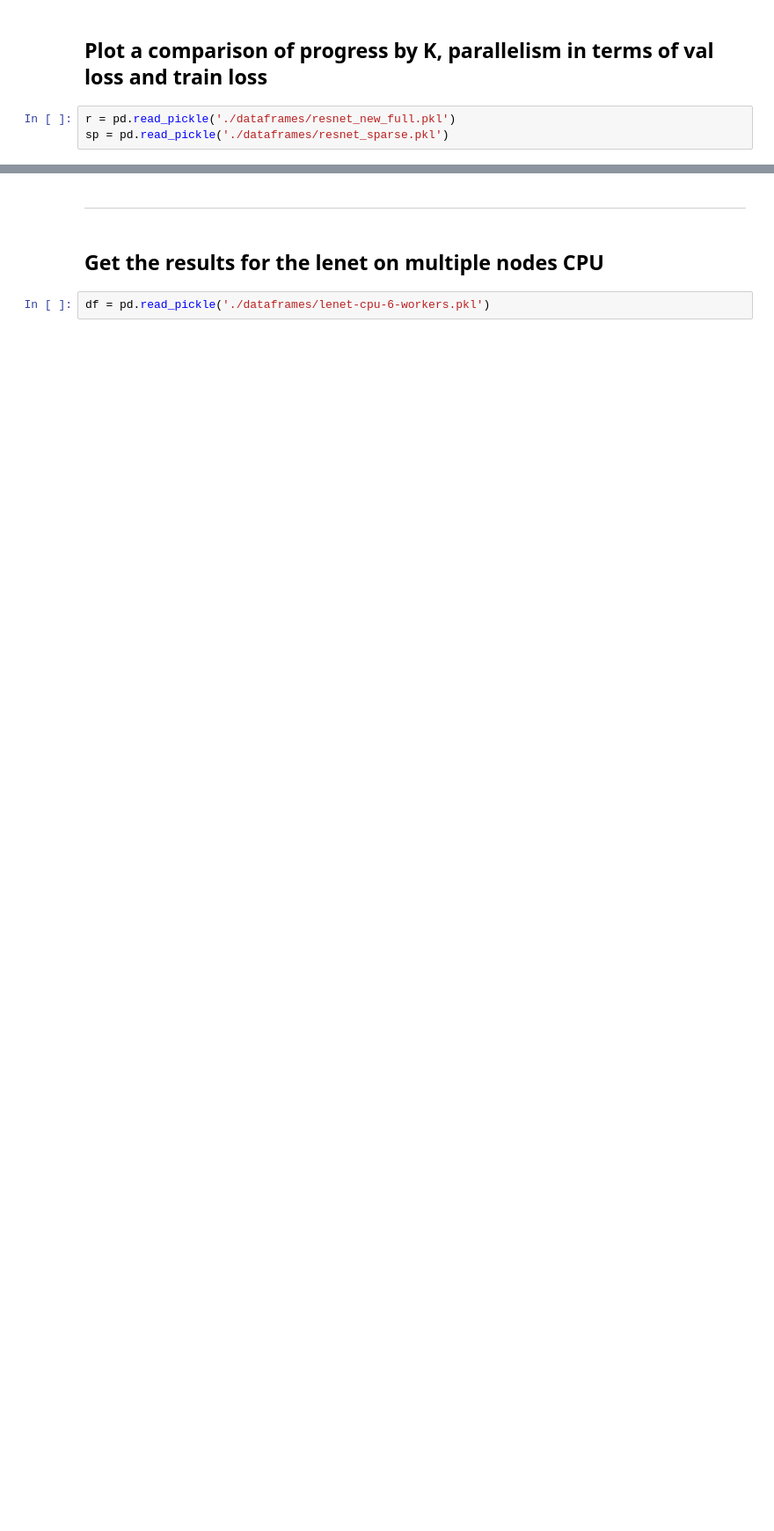
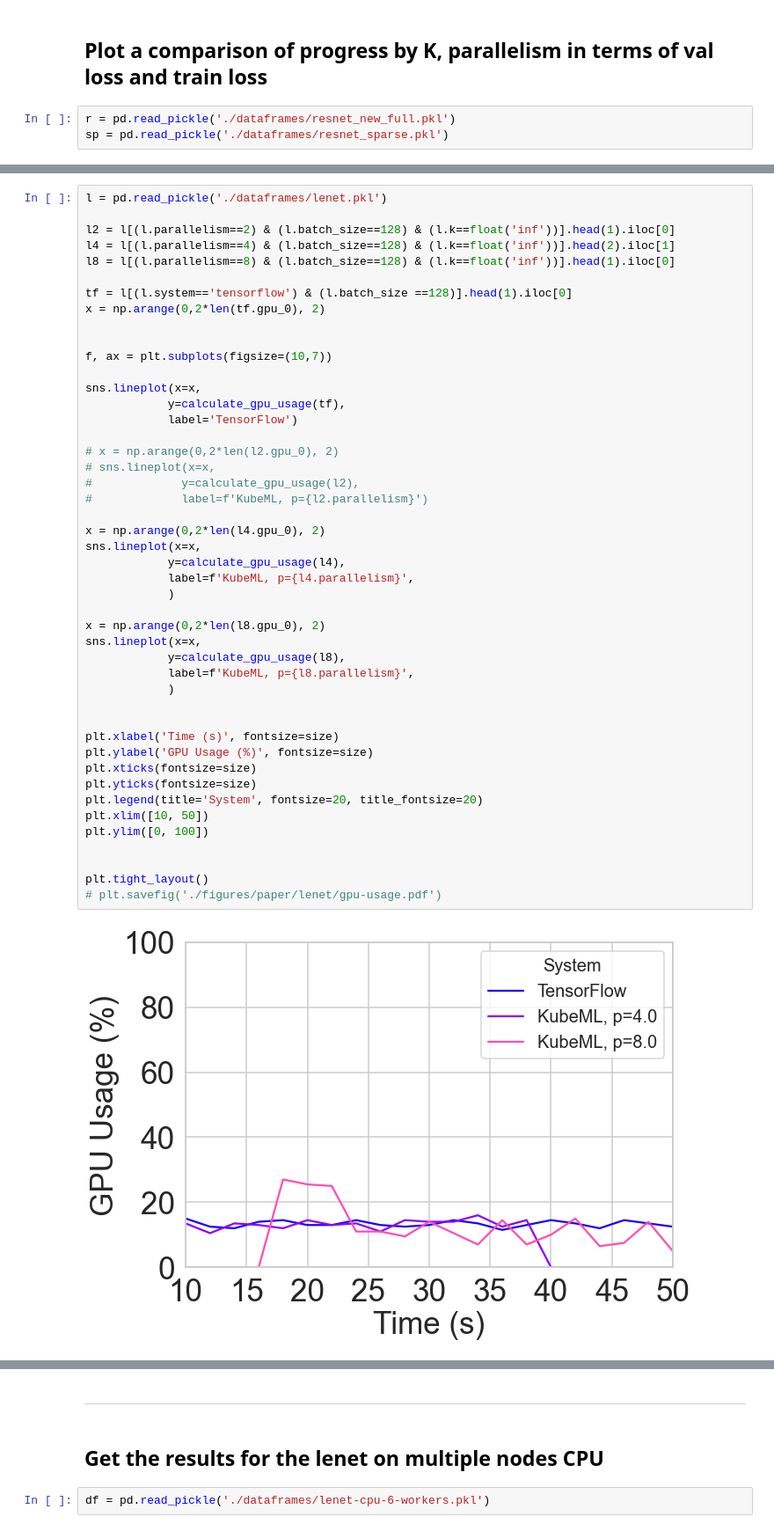
Before and after one commit to DiegoStock12/kubeml, a Jupyter notebook: ml/experiments/insights.ipynb, the cells around one changed output, grey strips where cells are left out. Shown at 88% size. Saved outputs shown, nothing was run; the diff lists cells and outputs as text; blank space fills up the shorter version.

```diff
--- a/ml/experiments/insights.ipynb
+++ b/ml/experiments/insights.ipynb
@@ -1467,0 +1560,48 @@ Name: 12, dtype: object
+# %%
+l = pd.read_pickle('./dataframes/lenet.pkl')
+
+l2 = l[(l.parallelism==2) & (l.batch_size==128) & (l.k==float('inf'))].head(1).iloc[0]
+l4 = l[(l.parallelism==4) & (l.batch_size==128) & (l.k==float('inf'))].head(2).iloc[1]
+l8 = l[(l.parallelism==8) & (l.batch_size==128) & (l.k==float('inf'))].head(1).iloc[0]
+
+tf = l[(l.system=='tensorflow') & (l.batch_size ==128)].head(1).iloc[0]
+x = np.arange(0,2*len(tf.gpu_0), 2)
+
+
+f, ax = plt.subplots(figsize=(10,7))
+
+sns.lineplot(x=x,
+            y=calculate_gpu_usage(tf),
+            label='TensorFlow')
+
+# x = np.arange(0,2*len(l2.gpu_0), 2)
+# sns.lineplot(x=x,
+#             y=calculate_gpu_usage(l2),
+#             label=f'KubeML, p={l2.parallelism}')
+
+x = np.arange(0,2*len(l4.gpu_0), 2)
+sns.lineplot(x=x,
+            y=calculate_gpu_usage(l4),
+            label=f'KubeML, p={l4.parallelism}',
+            )
+
+x = np.arange(0,2*len(l8.gpu_0), 2)
+sns.lineplot(x=x,
+            y=calculate_gpu_usage(l8),
+            label=f'KubeML, p={l8.parallelism}',
+            )
+
+
+plt.xlabel('Time (s)', fontsize=size)
+plt.ylabel('GPU Usage (%)', fontsize=size)
+plt.xticks(fontsize=size)
+plt.yticks(fontsize=size)
+plt.legend(title='System', fontsize=20, title_fontsize=20)
+plt.xlim([10, 50])
+plt.ylim([0, 100])
+
+
+plt.tight_layout()
+# plt.savefig('./figures/paper/lenet/gpu-usage.pdf')
+# %% [output]
+[figure, added]
```
Also changed, not shown: parts of 25 cells of this notebook, 21 other files.
